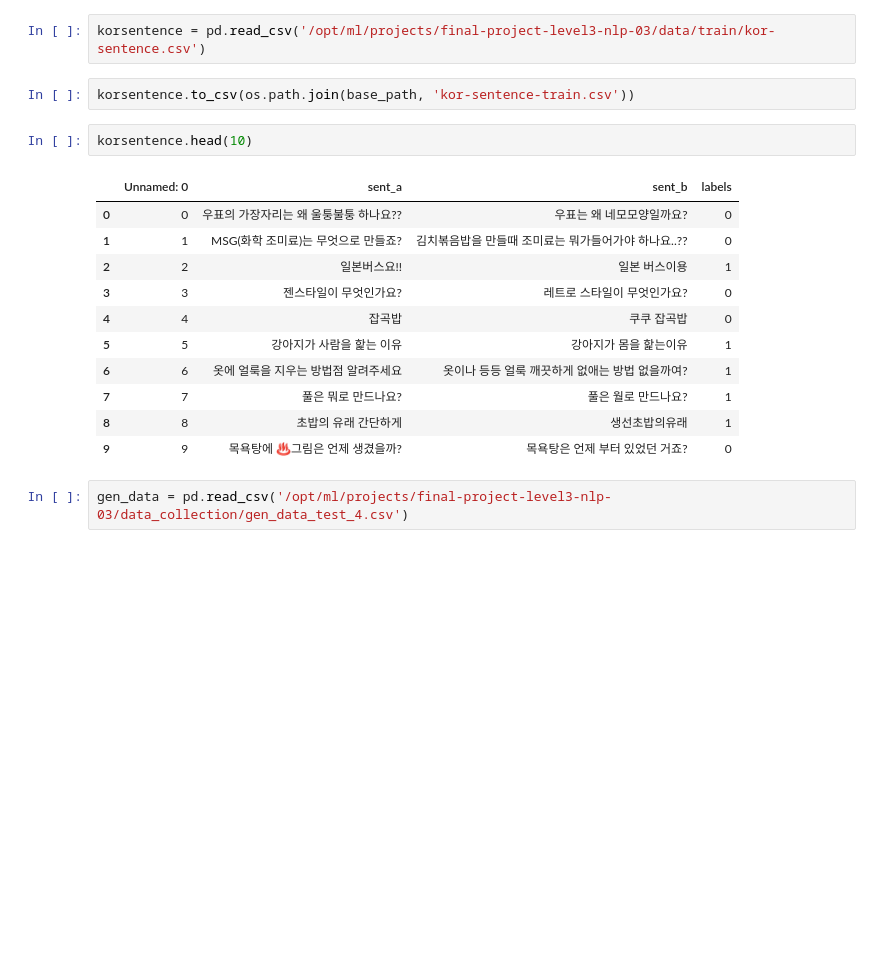
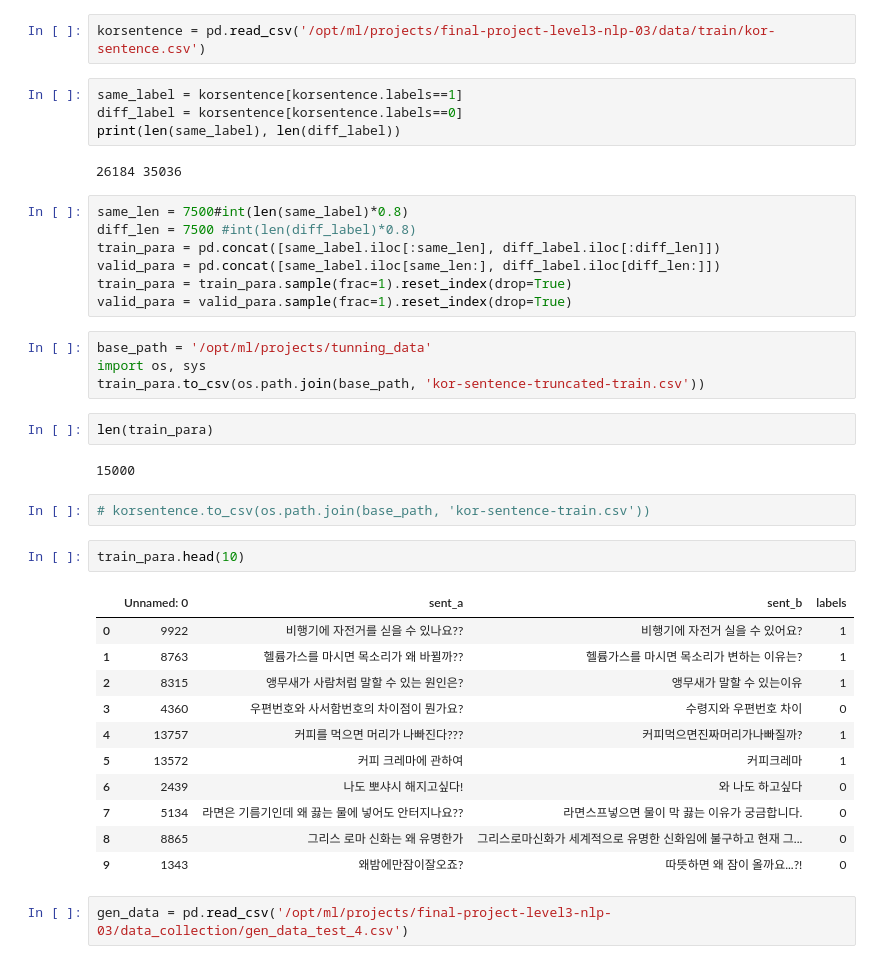
Before and after one commit to boostcampaitech3/final-project-level3-nlp-03, a Jupyter notebook: finetunning/load_data_notebooks/reading_data.ipynb, the cells around one changed output. Saved outputs shown, nothing was run; the diff lists cells and outputs as text; blank space fills up the shorter version.

```diff
--- a/finetunning/load_data_notebooks/reading_data.ipynb
+++ b/finetunning/load_data_notebooks/reading_data.ipynb
@@ -154,22 +154,43 @@ Name: 15161, dtype: object
 para.to_csv(os.path.join(base_path, 'paraKQC_all.csv'))
 # %%
 korsentence = pd.read_csv('/opt/ml/projects/final-project-level3-nlp-03/data/train/kor-sentence.csv')
+# %%
+same_label = korsentence[korsentence.labels==1]
+diff_label = korsentence[korsentence.labels==0]
+print(len(same_label), len(diff_label))
+# %% [output]
+26184 35036
+# %%
+same_len = 7500#int(len(same_label)*0.8)
+diff_len = 7500 #int(len(diff_label)*0.8)
+train_para = pd.concat([same_label.iloc[:same_len], diff_label.iloc[:diff_len]])
+valid_para = pd.concat([same_label.iloc[same_len:], diff_label.iloc[diff_len:]])
+train_para = train_para.sample(frac=1).reset_index(drop=True)
+valid_para = valid_para.sample(frac=1).reset_index(drop=True)
+# %%
+base_path = '/opt/ml/projects/tunning_data'
+import os, sys
+train_para.to_csv(os.path.join(base_path, 'kor-sentence-truncated-train.csv'))
+# %%
+len(train_para)
+# %% [output]
+15000
 # %%
-korsentence.to_csv(os.path.join(base_path, 'kor-sentence-train.csv'))
+# korsentence.to_csv(os.path.join(base_path, 'kor-sentence-train.csv'))
 # %%
-korsentence.head(10)
+train_para.head(10)
 # %% [output]
 |  | Unnamed: 0 | sent_a | sent_b | labels |
-| 0 | 0 | 우표의 가장자리는 왜 울퉁불퉁 하나요?? | 우표는 왜 네모모양일까요? | 0 |
-| 1 | 1 | MSG(화학 조미료)는 무엇으로 만들죠? | 김치볶음밥을 만들때 조미료는 뭐가들어가야 하나요..?? | 0 |
-| 2 | 2 | 일본버스요!! | 일본 버스이용 | 1 |
-| 3 | 3 | 젠스타일이 무엇인가요? | 레트로 스타일이 무엇인가요? | 0 |
-| 4 | 4 | 잡곡밥 | 쿠쿠 잡곡밥 | 0 |
-| 5 | 5 | 강아지가 사람을 핥는 이유 | 강아지가 몸을 핥는이유 | 1 |
-| 6 | 6 | 옷에 얼룩을 지우는 방법점 알려주세요 | 옷이나 등등 얼룩 깨끗하게 없애는 방법 없을까여? | 1 |
-| 7 | 7 | 풀은 뭐로 만드나요? | 풀은 월로 만드나요? | 1 |
-| 8 | 8 | 초밥의 유래 간단하게 | 생선초밥의유래 | 1 |
-| 9 | 9 | 목욕탕에 ♨그림은 언제 생겼을까? | 목욕탕은 언제 부터 있었던 거죠? | 0 |
+| 0 | 9922 | 비행기에 자전거를 싣을 수 있나요?? | 비행기에 자전거 실을 수 있어요? | 1 |
+| 1 | 8763 | 헬륨가스를 마시면 목소리가 왜 바뀔까?? | 헬륨가스를 마시면 목소리가 변하는 이유는? | 1 |
+| 2 | 8315 | 앵무새가 사람처럼 말할 수 있는 원인은? | 앵무새가 말할 수 있는이유 | 1 |
+| 3 | 4360 | 우편번호와 사서함번호의 차이점이 뭔가요? | 수령지와 우편번호 차이 | 0 |
+| 4 | 13757 | 커피를 먹으면 머리가 나빠진다??? | 커피먹으면진짜머리가나빠질까? | 1 |
+| 5 | 13572 | 커피 크레마에 관하여 | 커피크레마 | 1 |
+| 6 | 2439 | 나도 뽀샤시 해지고싶다! | 와 나도 하고싶다 | 0 |
+| 7 | 5134 | 라면은 기름기인데 왜 끓는 물에 넣어도 안터지나요?? | 라면스프넣으면 물이 막 끓는 이유가 궁금합니다. | 0 |
+| 8 | 8865 | 그리스 로마 신화는 왜 유명한가 | 그리스로마신화가 세계적으로 유명한 신화임에 불구하고 현재 그... | 0 |
+| 9 | 1343 | 왜밤에만잠이잘오죠? | 따뜻하면 왜 잠이 올까요...?! | 0 |
 # %%
 gen_data = pd.read_csv('/opt/ml/projects/final-project-level3-nlp-03/data_collection/gen_data_test_4.csv')
 # %%
```
Also changed, not shown: parts of 7 cells of this notebook, 1 other file.
